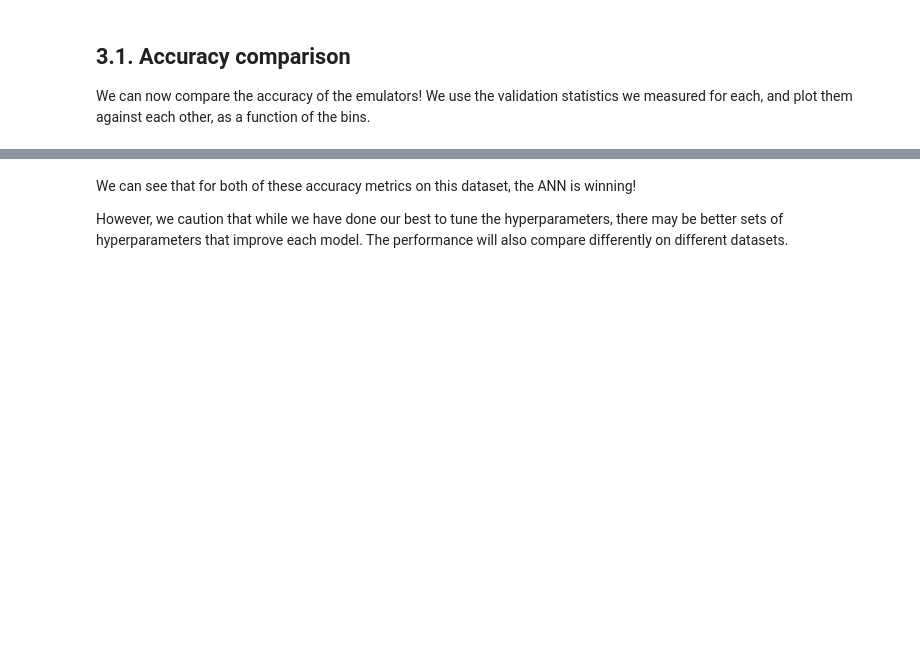
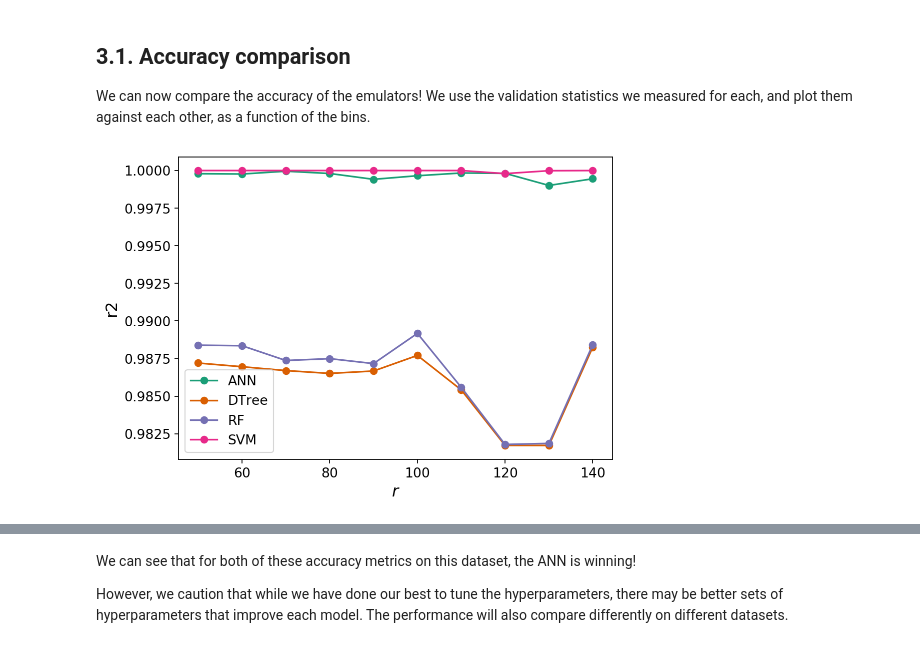
Before and after one commit to kstoreyf/emu-fight, a Jupyter notebook: the_great_emu_fight.ipynb, the cells around one changed output, grey strips where cells are left out. Saved outputs shown, nothing was run; the diff lists cells and outputs as text; code cells hidden in the pictures; blank space fills up the shorter version.

```diff
--- a/the_great_emu_fight.ipynb
+++ b/the_great_emu_fight.ipynb
@@ -156,0 +184,7 @@ print(emu.models["DTree"]["mse"])
+# %%
+if run_timeit:
+    t = %timeit -o emu.predict_test_set("DTree")
+    time_dict["DTree"]["test_mean"] = t.average
+    time_dict["DTree"]["test_std"] = t.stdev
+else:
+    emu.predict_test_set("DTree")
@@ -163,5 +203,7 @@ A [Random Forest](https://builtin.com/data-science/random-forest-algorithm) regr
 # %%
 if run_timeit:
-    %timeit emu.train("RF")
+    t = %timeit -o emu.train("RF")
+    time_dict["RF"]["train_mean"] = t.average
+    time_dict["RF"]["train_std"] = t.stdev
 else:
     emu.train("RF")
@@ -174,0 +212,7 @@ print(emu.models["RF"]["mse"])
+# %%
+if run_timeit:
+    t = %timeit -o emu.predict_test_set("RF")
+    time_dict["RF"]["test_mean"] = t.average
+    time_dict["RF"]["test_std"] = t.stdev
+else:
+    emu.predict_test_set("RF")
@@ -208,5 +251,7 @@ Usually, SVM is better in small samples than the other methods.
 # %%
 if run_timeit:
-    %timeit emu.train("SVM")
+    t = %timeit -o emu.train("SVM")
+    time_dict["SVM"]["train_mean"] = t.average
+    time_dict["SVM"]["train_std"] = t.stdev
 else:
     emu.train("SVM")
@@ -227,6 +278,9 @@ emu.plot_predictions("SVM")
 We can now compare the accuracy of the emulators! We use the validation statistics we measured for each, and plot them against each other, as a function of the bins.
 # %%
 metric = "r2"
-emu.plot_accuracy(metric)
+emu.test_all(metric)
+emu.plot_accuracy(metric, colors=colors)
+# %% [output]
+[figure, added]
 # %%
 metric = "mse"
```
Also changed, not shown: parts of 59 cells of this notebook.
